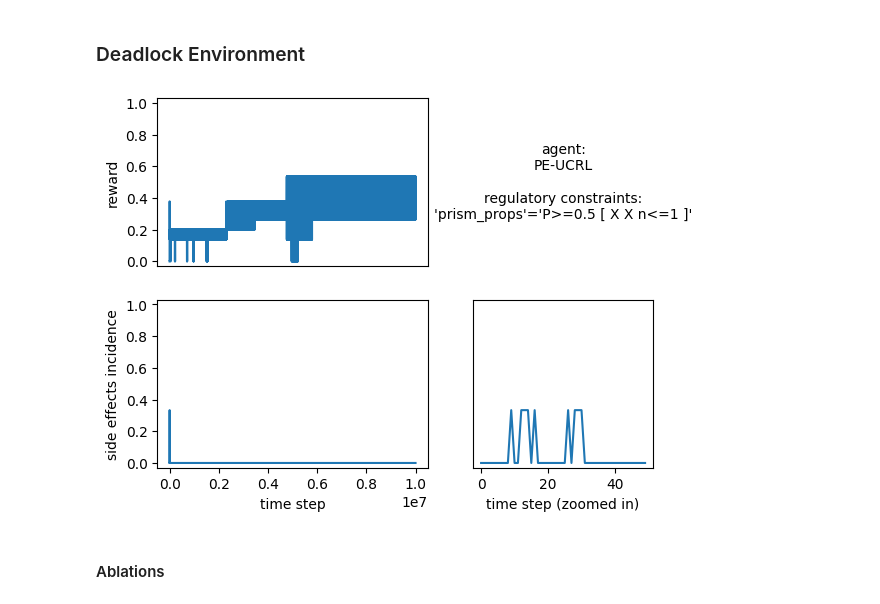
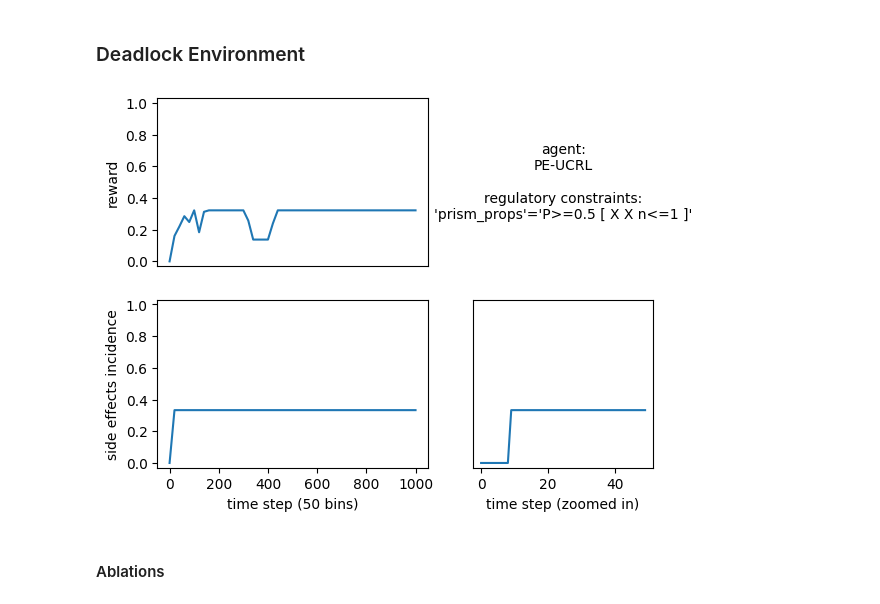
Before and after one commit to carlhenrikrolf/PilotExperimentation, a Jupyter notebook: comparisons.ipynb, the cells around one changed output. Saved outputs shown, nothing was run; the diff lists cells and outputs as text; code cells hidden in the pictures.

Commit message:
updated results and descriptions of algorithms

```diff
--- a/comparisons.ipynb
+++ b/comparisons.ipynb
@@ -60,11 +118,11 @@ for i in [4, 5, 6]:
 # %% [markdown]
 ### Deadlock Environment
 # %%
-path = 'results/partial_reset_and_deadlock/' + str(0) + '/'
-fig = plot_train_summary(path, rmax=1.0, n_bins=None)
+path = 'results/reset_and_deadlock/' + str(7) + '/'
+fig = plot_train_summary(path, rmax=1.0)
 fig.show()
 # %% [output]
-[figure, old version]
+[figure, new version]
 # %% [markdown]
 #### Ablations
 # %%
```
Also changed, not shown: parts of 10 cells of this notebook.
